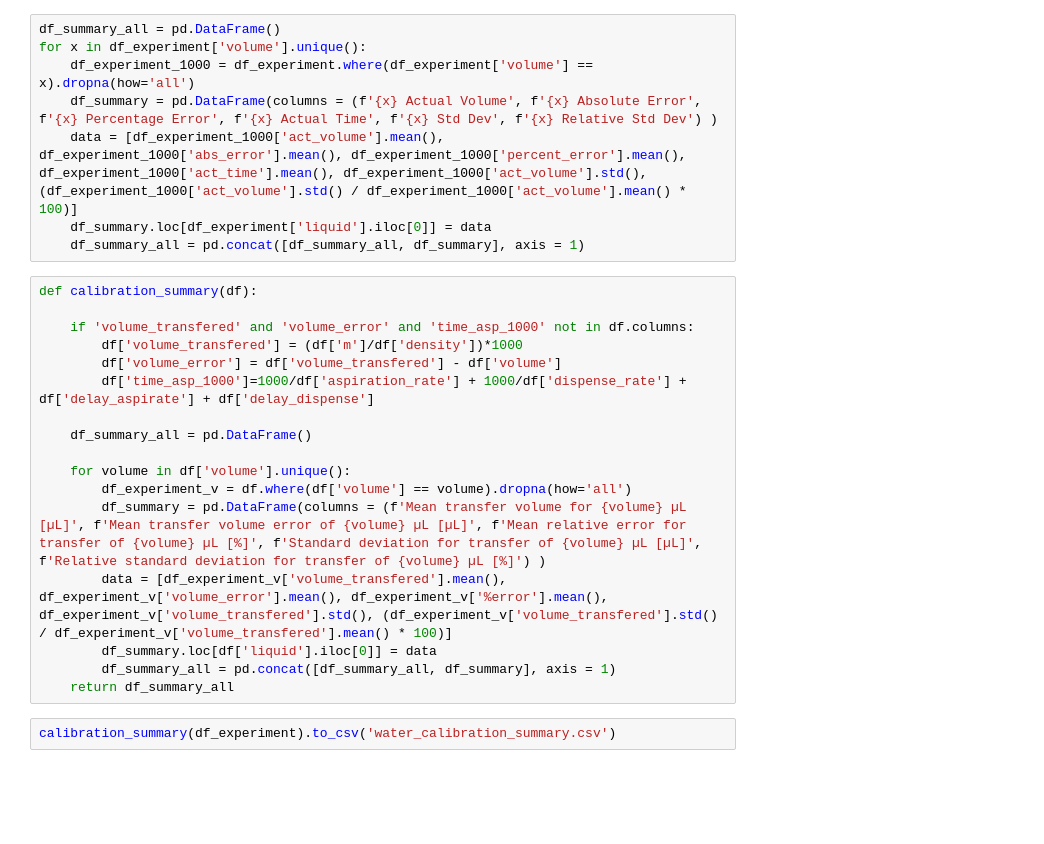
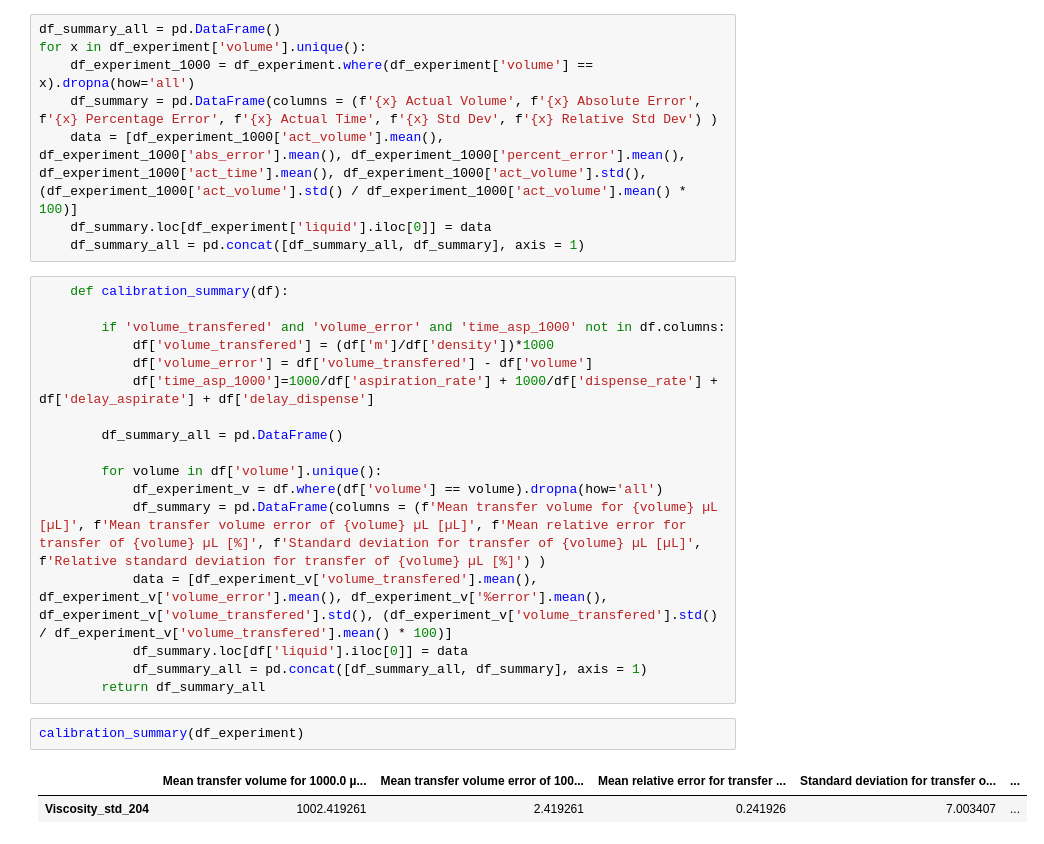
Before and after one commit to Quijanove/viscosity_liquid_transfer_Pablo, a Jupyter notebook: calculating_mean.ipynb, the cells around one changed output. Saved outputs shown, nothing was run; the diff lists cells and outputs as text; blank space fills up the shorter version.

```diff
--- a/calculating_mean.ipynb
+++ b/calculating_mean.ipynb
@@ -43,24 +44,27 @@ for x in df_experiment['volume'].unique():
     df_summary.loc[df_experiment['liquid'].iloc[0]] = data
     df_summary_all = pd.concat([df_summary_all, df_summary], axis = 1)
 # %%
-def calibration_summary(df):
+    def calibration_summary(df):
 
-    if 'volume_transfered' and 'volume_error' and 'time_asp_1000' not in df.columns:
-        df['volume_transfered'] = (df['m']/df['density'])*1000
-        df['volume_error'] = df['volume_transfered'] - df['volume']
-        df['time_asp_1000']=1000/df['aspiration_rate'] + 1000/df['dispense_rate'] + df['delay_aspirate'] + df['delay_dispense']
+        if 'volume_transfered' and 'volume_error' and 'time_asp_1000' not in df.columns:
+            df['volume_transfered'] = (df['m']/df['density'])*1000
+            df['volume_error'] = df['volume_transfered'] - df['volume']
+            df['time_asp_1000']=1000/df['aspiration_rate'] + 1000/df['dispense_rate'] + df['delay_aspirate'] + df['delay_dispense']
 
-    df_summary_all = pd.DataFrame()
+        df_summary_all = pd.DataFrame()
 
-    for volume in df['volume'].unique():
-        df_experiment_v = df.where(df['volume'] == volume).dropna(how='all')
-        df_summary = pd.DataFrame(columns = (f'Mean transfer volume for {volume} µL [µL]', f'Mean transfer volume error of {volume} µL [µL]', f'Mean relative error for transfer of {volume} µL [%]', f'Standard deviation for transfer of {volume} µL [µL]', f'Relative standard deviation for transfer of {volume} µL [%]') )
-        data = [df_experiment_v['volume_transfered'].mean(), df_experiment_v['volume_error'].mean(), df_experiment_v['%error'].mean(), df_experiment_v['volume_transfered'].std(), (df_experiment_v['volume_transfered'].std() / df_experiment_v['volume_transfered'].mean() * 100)]
-        df_summary.loc[df['liquid'].iloc[0]] = data
-        df_summary_all = pd.concat([df_summary_all, df_summary], axis = 1)
-    return df_summary_all
+        for volume in df['volume'].unique():
+            df_experiment_v = df.where(df['volume'] == volume).dropna(how='all')
+            df_summary = pd.DataFrame(columns = (f'Mean transfer volume for {volume} µL [µL]', f'Mean transfer volume error of {volume} µL [µL]', f'Mean relative error for transfer of {volume} µL [%]', f'Standard deviation for transfer of {volume} µL [µL]', f'Relative standard deviation for transfer of {volume} µL [%]') )
+            data = [df_experiment_v['volume_transfered'].mean(), df_experiment_v['volume_error'].mean(), df_experiment_v['%error'].mean(), df_experiment_v['volume_transfered'].std(), (df_experiment_v['volume_transfered'].std() / df_experiment_v['volume_transfered'].mean() * 100)]
+            df_summary.loc[df['liquid'].iloc[0]] = data
+            df_summary_all = pd.concat([df_summary_all, df_summary], axis = 1)
+        return df_summary_all
 # %%
-calibration_summary(df_experiment).to_csv('water_calibration_summary.csv')
+calibration_summary(df_experiment)
+# %% [output]
+|  | Mean transfer volume for 1000.0 µ... | Mean transfer volume error of 100... | Mean relative error for transfer ... | Standard deviation for transfer o... | ... |
+| Viscosity_std_204 | 1002.419261 | 2.419261 | 0.241926 | 7.003407 | ... |
 # %%
 df_summary_all
 # %% [output]
```
Also changed, not shown: parts of 3 cells of this notebook.
